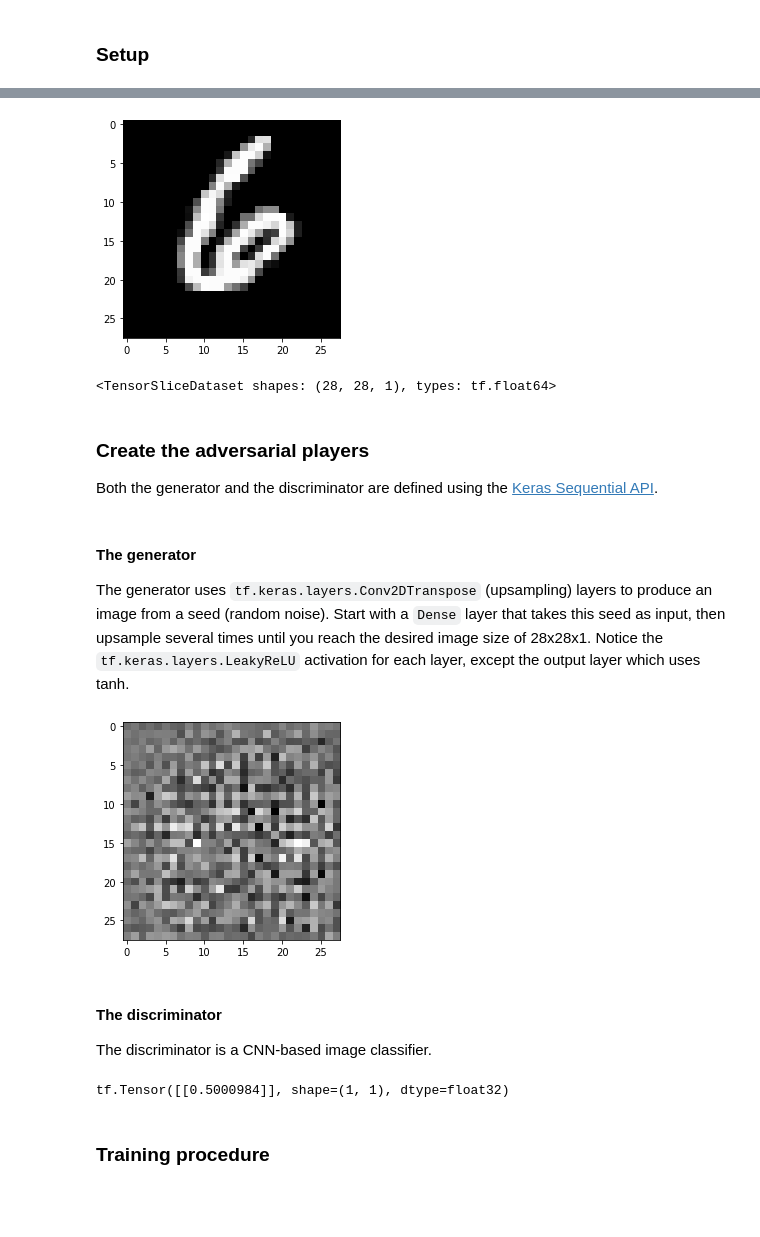
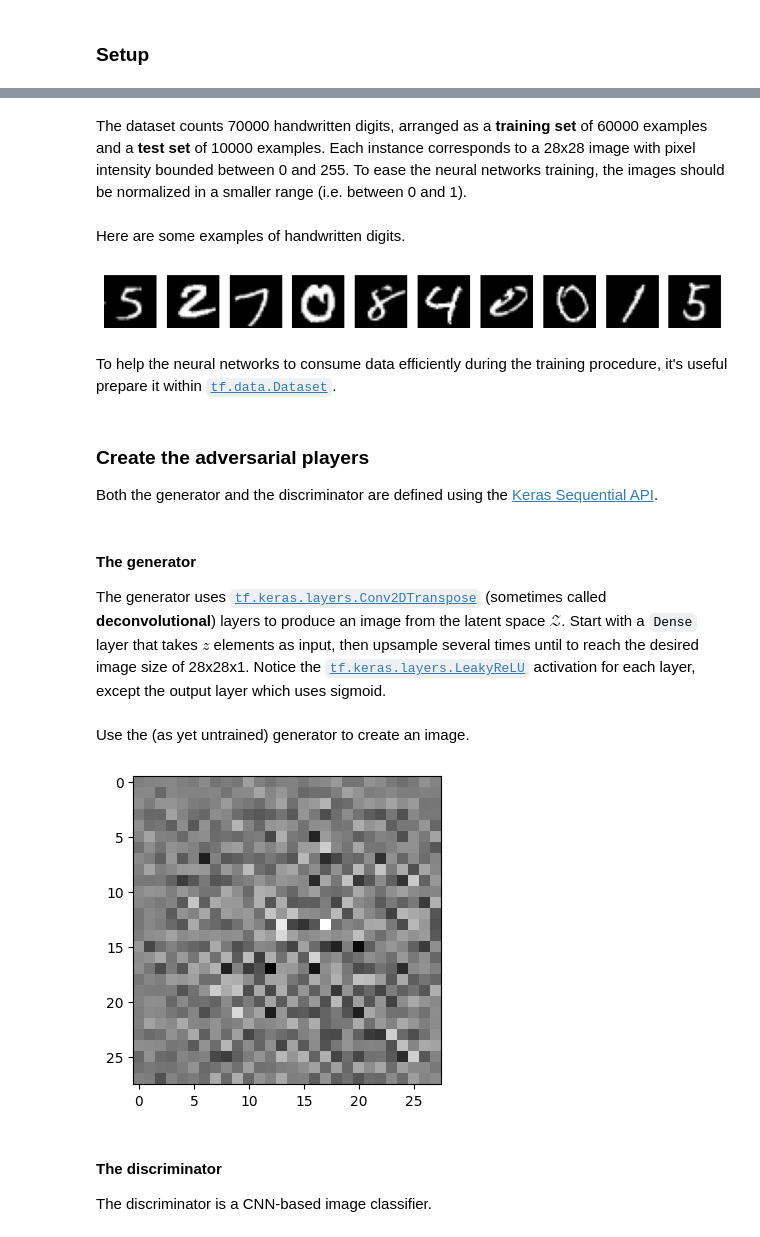
Before and after one commit to mbarbetti/tf-gen-models, a Jupyter notebook: notebooks/gan/0_MNIST_gen_DC-GAN.ipynb, the cells around one changed output, grey strips where cells are left out. Cells and saved outputs as stored; diff of their text form; code cells hidden in the pictures; blank space fills up the shorter version.

```diff
--- a/notebooks/gan/0_MNIST_gen_DC-GAN.ipynb
+++ b/notebooks/gan/0_MNIST_gen_DC-GAN.ipynb
@@ -122,5 +97,2 @@ train_images = train_images / 255
-# %%
-plt.imshow (train_images[13,:,:,0], cmap = "gray")
-plt.show()
-# %% [output]
-[figure, removed]
+# %% [markdown]
+The dataset counts 70000 handwritten digits, arranged as a **training set** of 60000 examples and a **test set** of 10000 examples. Each instance corresponds to a 28x28 image with pixel intensity bounded between 0 and 255. To ease the neural networks training, the images should be normalized in a smaller range (i.e. between 0 and 1).
@@ -127,3 +107,18 @@ plt.show()
+# %% [markdown]
+Here are some examples of handwritten digits.
+# %%
+start = np.random.randint (0, 60000)
+
+plt.figure (figsize = (10,20), dpi = 100)
+for i in range(10):
+  plt.subplot (1, 10, i+1)
+  plt.imshow (train_img[start + i,:,:,0], cmap = "gray")
+  plt.axis ("off")
+plt.show()
+# %% [output]
+[figure, added]
+# %% [markdown]
+To help the neural networks to consume data efficiently during the training procedure, it's useful prepare it within [`tf.data.Dataset`](https://www.tensorflow.org/api_docs/python/tf/data/Dataset).
 # %%
 BUFFER_SIZE = 60000
 BATCH_SIZE = 256
@@ -132,10 +124,0 @@ EPOCHS = 5
-# %%
-# Batch and shuffle the data
-train_ds = tf.data.Dataset.from_tensor_slices ( train_images )
-train_ds . shuffle ( BUFFER_SIZE )
-train_ds . batch ( BATCH_SIZE )
-train_ds . cache()
-train_ds . prefetch ( tf.data.AUTOTUNE )
-train_ds
-# %% [output]
-<TensorSliceDataset shapes: (28, 28, 1), types: tf.float64>
@@ -146,4 +145,4 @@ Both the generator and the discriminator are defined using the [Keras Sequential
 # %% [markdown]
 #### The generator
 
-The generator uses `tf.keras.layers.Conv2DTranspose` (upsampling) layers to produce an image from a seed (random noise). Start with a `Dense` layer that takes this seed as input, then upsample several times until you reach the desired image size of 28x28x1. Notice the `tf.keras.layers.LeakyReLU` activation for each layer, except the output layer which uses tanh.
+The generator uses [`tf.keras.layers.Conv2DTranspose`](https://www.tensorflow.org/api_docs/python/tf/keras/layers/Conv2DTranspose) (sometimes called **deconvolutional**) layers to produce an image from the latent space $\mathcal{Z}$. Start with a `Dense` layer that takes $z$ elements as input, then upsample several times until to reach the desired image size of 28x28x1. Notice the [`tf.keras.layers.LeakyReLU`](https://www.tensorflow.org/api_docs/python/tf/keras/layers/LeakyReLU) activation for each layer, except the output layer which uses sigmoid.
@@ -168,11 +169,14 @@ generator . add ( layers.Conv2DTranspose ( 1, (5, 5), strides = (2, 2), padding
+# %% [markdown]
+Use the (as yet untrained) generator to create an image.
 # %%
-noise = tf.random.normal([1, 100])
-gen_image = generator(noise, training=False)
+z = tf.random.normal ( shape = [1, 100] )
+gen_image = generator ( z, training = False )
 
-plt.imshow(gen_image[0, :, :, 0], cmap='gray')
+plt.figure (figsize = (4,4), dpi = 100)
+plt.imshow (gen_image[0, :, :, 0], cmap = "gray")
 plt.show()
 # %% [output]
-[figure, old version]
+[figure, new version]
 # %% [markdown]
 #### The discriminator
 
@@ -190,10 +194,3 @@ discriminator . add ( layers.Dropout (0.3) )
 
 discriminator . add ( layers.Flatten() )
 discriminator . add ( layers.Dense ( 1, activation = "sigmoid" ) )
-# %%
-decision = discriminator(gen_image)
-print (decision)
-# %% [output]
-tf.Tensor([[0.5000984]], shape=(1, 1), dtype=float32)
-# %% [markdown]
-### Training procedure
```
Also changed, not shown: parts of 32 cells of this notebook.
